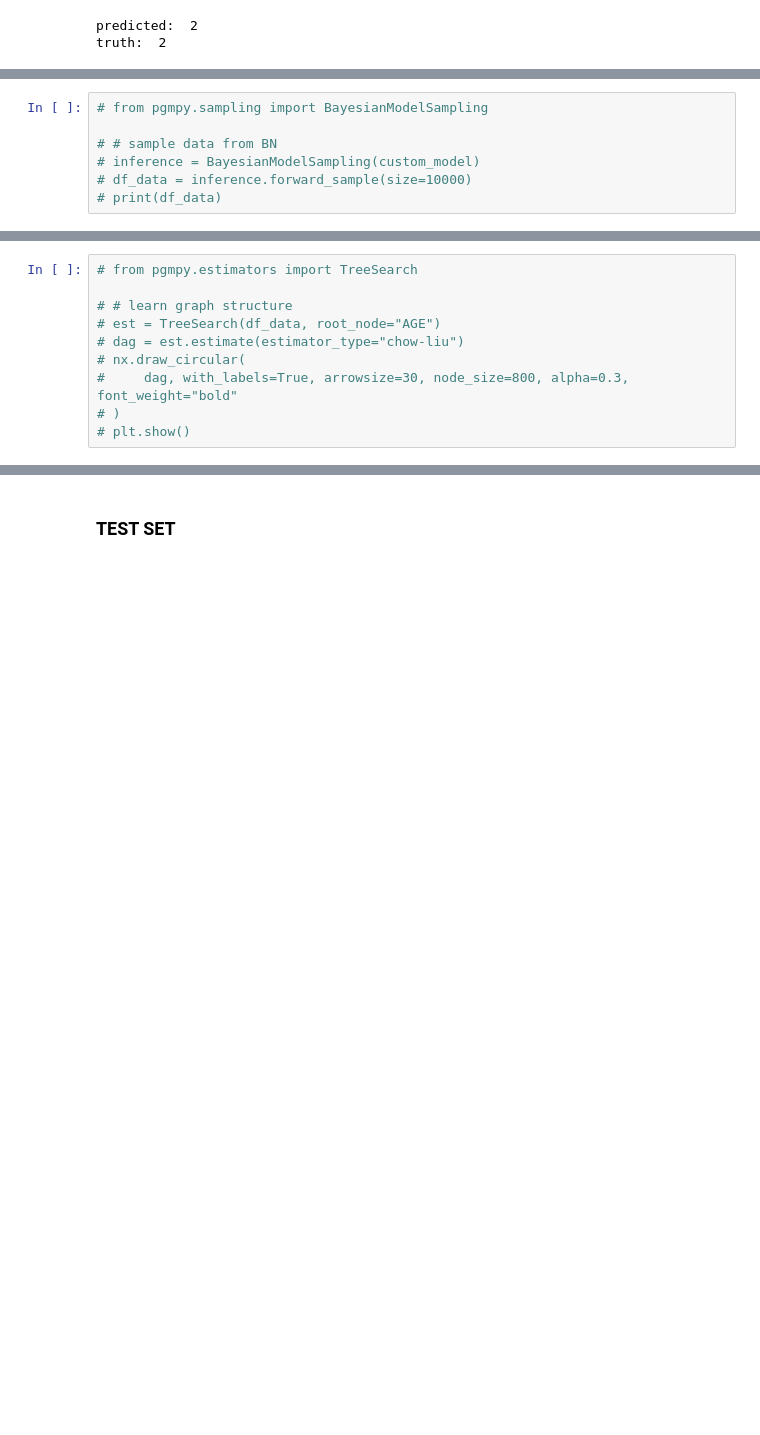
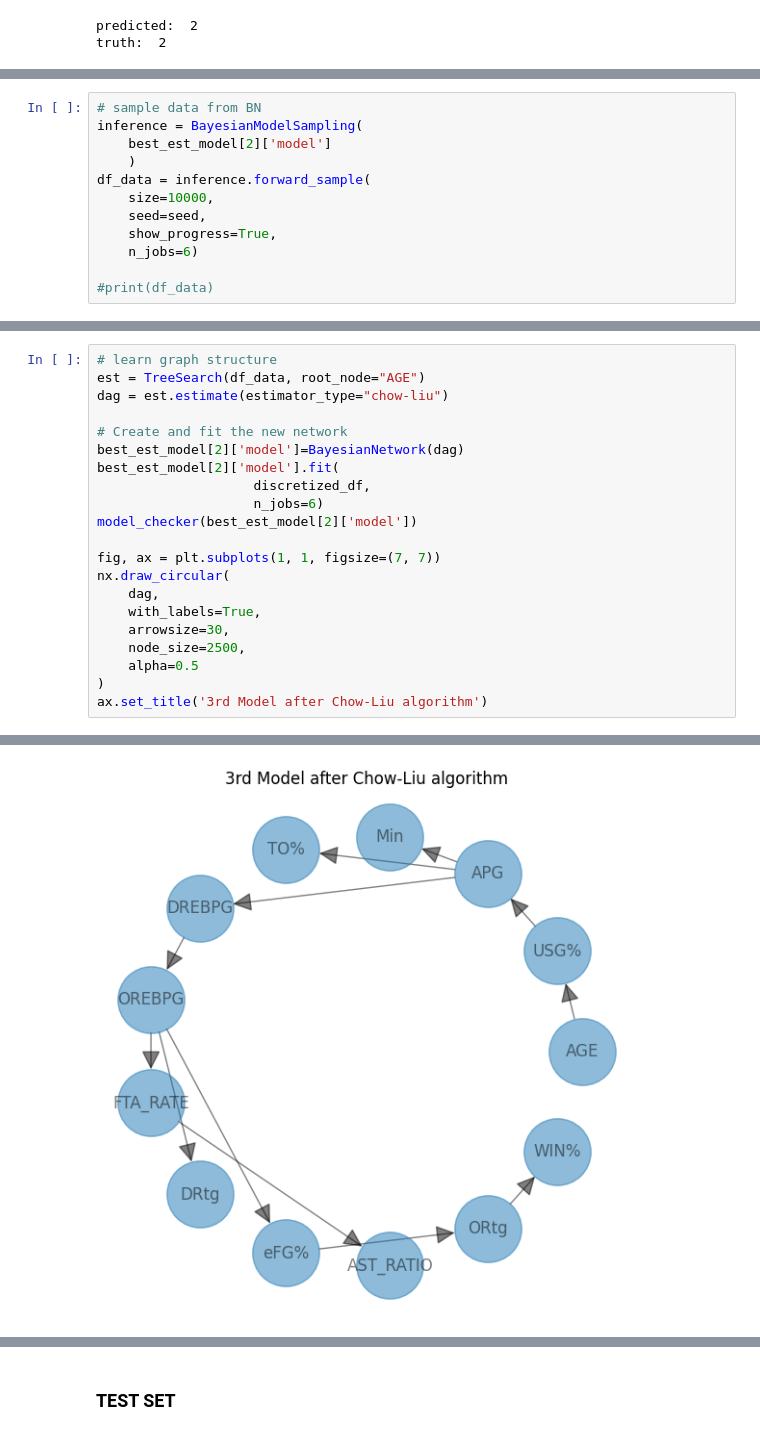
Before and after one commit to CacioCavalloIsNotReal/FAIKR_project_NBA, a Jupyter notebook: project.ipynb, the cells around one changed output, grey strips where cells are left out. Saved outputs shown, nothing was run; the diff lists cells and outputs as text; blank space fills up the shorter version.

```diff
--- a/project.ipynb
+++ b/project.ipynb
@@ -378,7 +426,12 @@ generate sample data from our tree Bayesian network
 # %%
-# from pgmpy.sampling import BayesianModelSampling
+# sample data from BN
+inference = BayesianModelSampling(
+    best_est_model[2]['model']
+    )
+df_data = inference.forward_sample(
+    size=10000,
+    seed=seed,
+    show_progress=True,
+    n_jobs=6)
 
-# # sample data from BN
-# inference = BayesianModelSampling(custom_model)
-# df_data = inference.forward_sample(size=10000)
-# print(df_data)
+#print(df_data)
@@ -387,10 +442,22 @@ apply the Chow-Liu algorithm to learn the tree graph from sample data
 # %%
-# from pgmpy.estimators import TreeSearch
+# learn graph structure
+est = TreeSearch(df_data, root_node="AGE")
+dag = est.estimate(estimator_type="chow-liu")
 
-# # learn graph structure
-# est = TreeSearch(df_data, root_node="AGE")
-# dag = est.estimate(estimator_type="chow-liu")
-# nx.draw_circular(
-#     dag, with_labels=True, arrowsize=30, node_size=800, alpha=0.3, font_weight="bold"
-# )
-# plt.show()
+# Create and fit the new network
+best_est_model[2]['model']=BayesianNetwork(dag)
+best_est_model[2]['model'].fit(
+                    discretized_df,
+                    n_jobs=6)
+model_checker(best_est_model[2]['model'])
+
+fig, ax = plt.subplots(1, 1, figsize=(7, 7))
+nx.draw_circular(
+    dag,
+    with_labels=True,
+    arrowsize=30,
+    node_size=2500,
+    alpha=0.5
+)
+ax.set_title('3rd Model after Chow-Liu algorithm')
+# %% [output]
@@ -396,0 +466 @@ apply the Chow-Liu algorithm to learn the tree graph from sample data
+[figure, added]
```
Also changed, not shown: parts of 39 cells of this notebook.
